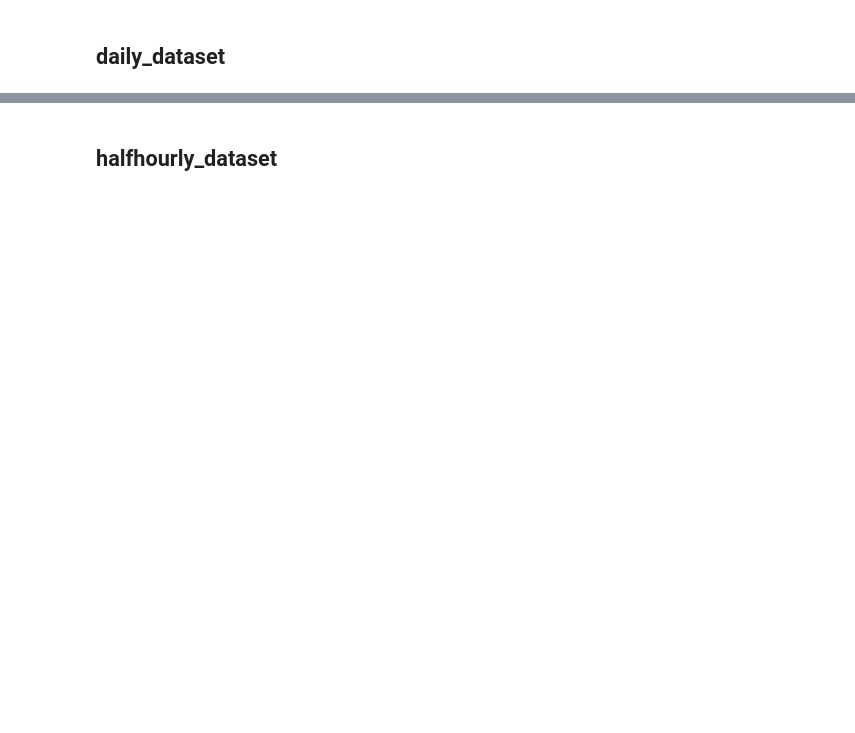
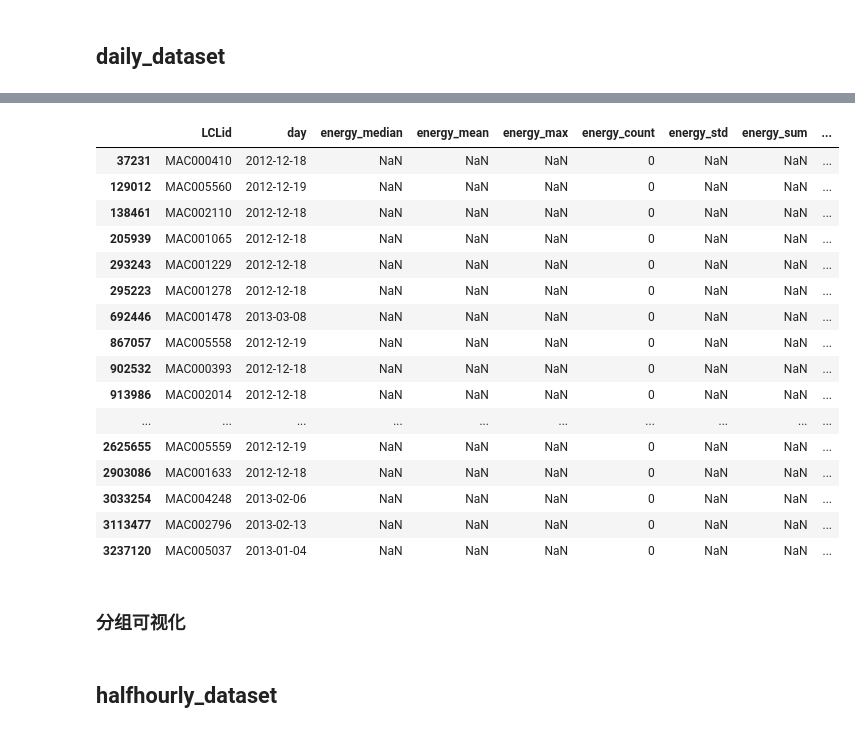
Before and after one commit to Sigyn4869/PTUA_WEIJIA, a Jupyter notebook: Descriptive visualisation.ipynb, the cells around one changed output, grey strips where cells are left out. Saved outputs shown, nothing was run; the diff lists cells and outputs as text; code cells hidden in the pictures; blank space fills up the shorter version.

```diff
--- a/Descriptive visualisation.ipynb
+++ b/Descriptive visualisation.ipynb
@@ -28,3 +153,4 @@ print(informations_households['file'].value_counts())
 # %%
-informations_households_filtered = informations_households[(informations_households['Acorn'] != 'ACORN-U') & (informations_households['Acorn'] != 'ACORN-')]
+informations_households_filtered = informations_households[
+    (informations_households['Acorn'] != 'ACORN-U') & (informations_households['Acorn'] != 'ACORN-')]
 informations_households_filtered
@@ -55,3 +264,0 @@ daily_dataset
-# %%
-daily_dataset['day'] = pd.to_datetime(daily_dataset['day'])
-daily_dataset
@@ -58,3 +283,16 @@ daily_dataset
+# %%
+@ memory.cache
+def process_daily_dataset(df):
+    # 将'day'列转换为日期时间格式
+    df['day'] = pd.to_datetime(df['day'])
+
+    # 将'LCLid'列转换为分类数据类型
+    df['LCLid'] = df['LCLid'].astype('category')
+
+    # 清洗掉没有Acorn信息的数据
+    df = df[df['LCLid'].isin(valid_lclid)]
+
+    return df
 # %%
-filtered_daily_dataset = daily_dataset[daily_dataset['LCLid'].isin(valid_lclid)]
-filtered_daily_dataset
+filtered_daily_dataset = process_daily_dataset(daily_dataset)
+filtered_daily_dataset.head(1000)
@@ -63,3 +366,27 @@ filtered_daily_dataset.info()
+# %%
+rows_with_missing_values_specific_columns = filtered_daily_dataset[
+    filtered_daily_dataset[['energy_median', 'energy_mean']].isnull().any(axis=1)]
+rows_with_missing_values_specific_columns
+# %% [output]
+|  | LCLid | day | energy_median | energy_mean | energy_max | energy_count | energy_std | energy_sum | ... |
+| 37231 | MAC000410 | 2012-12-18 | NaN | NaN | NaN | 0 | NaN | NaN | ... |
+| 129012 | MAC005560 | 2012-12-19 | NaN | NaN | NaN | 0 | NaN | NaN | ... |
+| 138461 | MAC002110 | 2012-12-18 | NaN | NaN | NaN | 0 | NaN | NaN | ... |
+| 205939 | MAC001065 | 2012-12-18 | NaN | NaN | NaN | 0 | NaN | NaN | ... |
+| 293243 | MAC001229 | 2012-12-18 | NaN | NaN | NaN | 0 | NaN | NaN | ... |
+| 295223 | MAC001278 | 2012-12-18 | NaN | NaN | NaN | 0 | NaN | NaN | ... |
+| 692446 | MAC001478 | 2013-03-08 | NaN | NaN | NaN | 0 | NaN | NaN | ... |
+| 867057 | MAC005558 | 2012-12-19 | NaN | NaN | NaN | 0 | NaN | NaN | ... |
+| 902532 | MAC000393 | 2012-12-18 | NaN | NaN | NaN | 0 | NaN | NaN | ... |
+| 913986 | MAC002014 | 2012-12-18 | NaN | NaN | NaN | 0 | NaN | NaN | ... |
+| ... | ... | ... | ... | ... | ... | ... | ... | ... | ... |
+| 2625655 | MAC005559 | 2012-12-19 | NaN | NaN | NaN | 0 | NaN | NaN | ... |
+| 2903086 | MAC001633 | 2012-12-18 | NaN | NaN | NaN | 0 | NaN | NaN | ... |
+| 3033254 | MAC004248 | 2013-02-06 | NaN | NaN | NaN | 0 | NaN | NaN | ... |
+| 3113477 | MAC002796 | 2013-02-13 | NaN | NaN | NaN | 0 | NaN | NaN | ... |
+| 3237120 | MAC005037 | 2013-01-04 | NaN | NaN | NaN | 0 | NaN | NaN | ... |
+# %% [markdown]
+### 分组可视化
 # %%
 def plot_column_histogram(df, column_name):
     plt.figure(figsize=(10, 6))
```
Also changed, not shown: parts of 279 cells of this notebook, 1 other file.
